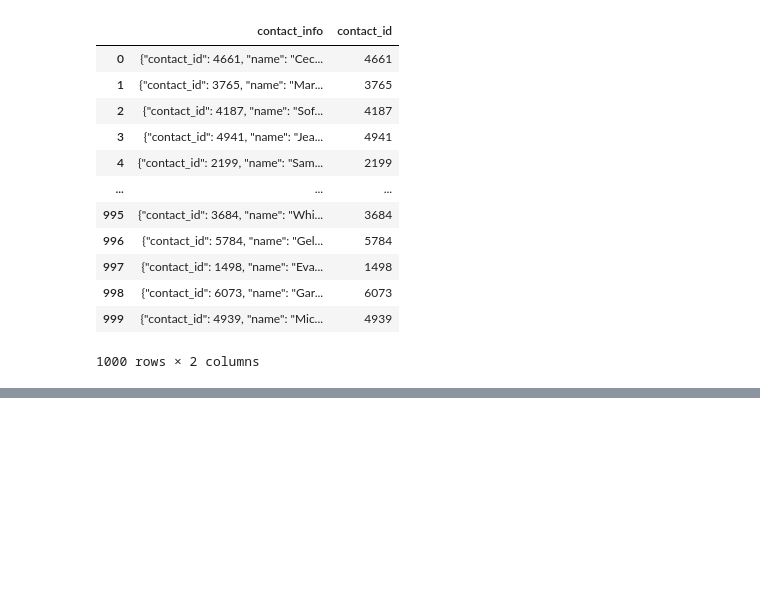
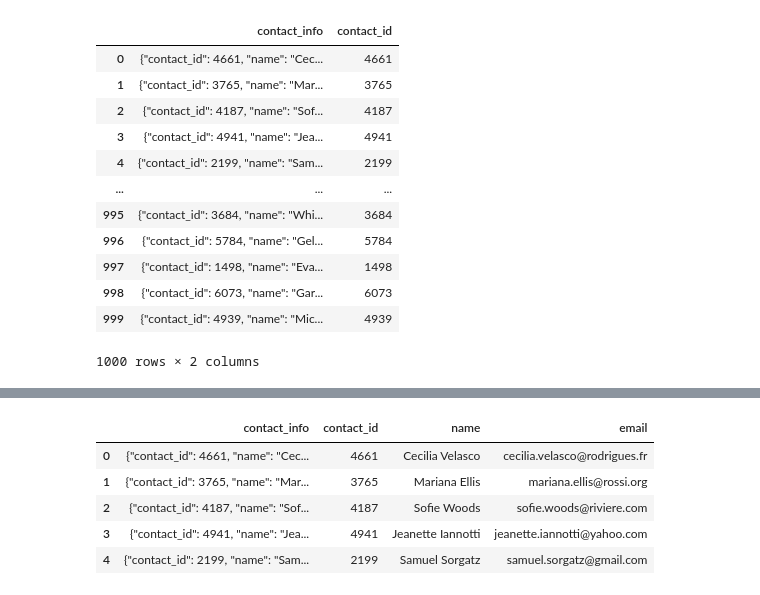
Before and after one commit to jaigupta30/Crowdfunding_ETL, a Jupyter notebook: ETL_Mini_Project_Starter_Code.ipynb, the cells around one changed output, grey strips where cells are left out. Saved outputs shown, nothing was run; the diff lists cells and outputs as text; code cells hidden in the pictures; blank space fills up the shorter version.

```diff
--- a/ETL_Mini_Project_Starter_Code.ipynb
+++ b/ETL_Mini_Project_Starter_Code.ipynb
@@ -447,4 +469,13 @@ memory usage: 7.9+ KB
 # %%
 # Extract the email from the contacts and add the values to a new column.
+contact_info_df_copy['email'] = contact_info_df_copy['contact_info'].str.extract(r'"email": "([^"]*)"')
+contact_info_df_copy.head()
+# %% [output]
+|  | contact_info | contact_id | name | email |
+| 0 | {"contact_id": 4661, "name": "Cec... | 4661 | Cecilia Velasco | cecilia.velasco@rodrigues.fr |
+| 1 | {"contact_id": 3765, "name": "Mar... | 3765 | Mariana Ellis | mariana.ellis@rossi.org |
+| 2 | {"contact_id": 4187, "name": "Sof... | 4187 | Sofie Woods | sofie.woods@riviere.com |
+| 3 | {"contact_id": 4941, "name": "Jea... | 4941 | Jeanette Iannotti | jeanette.iannotti@yahoo.com |
+| 4 | {"contact_id": 2199, "name": "Sam... | 2199 | Samuel Sorgatz | samuel.sorgatz@gmail.com |
 # %%
 # Create a copy of the contact_info_df with the 'contact_id', 'name', 'email' columns.
```
Also changed, not shown: parts of 5 cells of this notebook.
